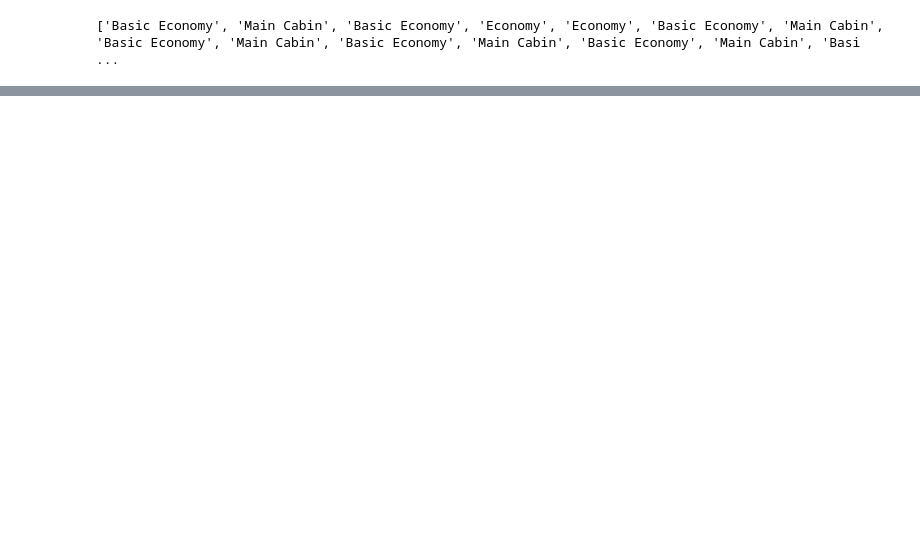
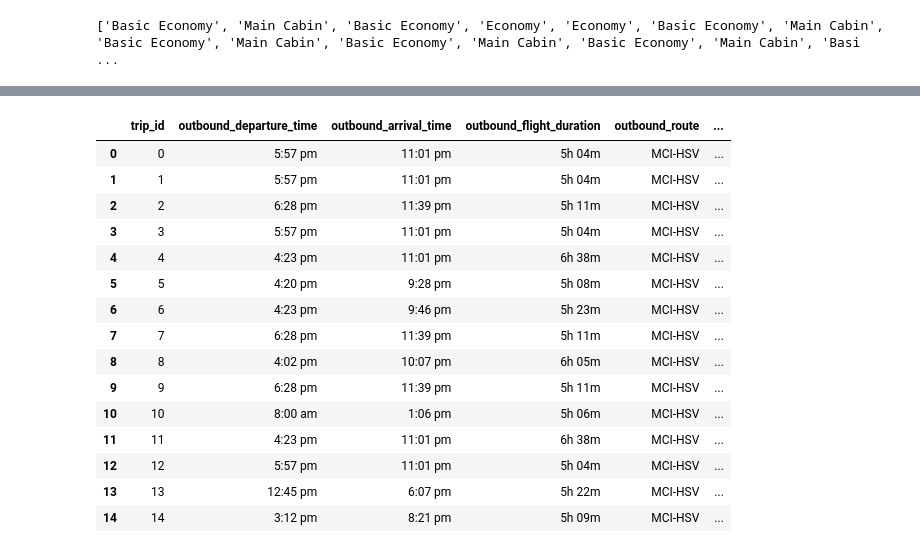
Before and after one commit to gfoley15/kayaking_around_the_web, a Jupyter notebook: Code/01_Extract.ipynb, the cells around one changed output, grey strips where cells are left out. Drawn from its saved outputs; the diff is of its cells as text; code cells hidden in the pictures; blank space fills up the shorter version.

Commit message:
completed web scrape, db insert, transform file

```diff
--- a/Code/01_Extract.ipynb
+++ b/Code/01_Extract.ipynb
@@ -20 +137,8 @@ soup = bs(browser.html,'html.parser')
+# %%
+# single URL test for web scraping elements
+browser = Browser('chrome')
+browser.visit('https://www.kayak.com/flights/MCI-SAN/2024-07-04/2024-07-11')
+time.sleep(5)
+# Create a Beautiful Soup object
+soup = bs(browser.html,'html.parser')
 # %%
@@ -42,17 +165,18 @@ Cheapest7:44 pm – 7:07 am+1Frontier1 stopDEN13h 23mMCI-SAN10:20 pm – 6:12 am
 # %%
-# Extract flight times
+# single URL test
+# Find flight times in HTML
 flight_times_list = []
 
 for flight in soup.find_all('div', class_='VY2U'):
     flight_times = flight.find_all('span')
     departure_time = flight_times[0].text.strip()
     arrival_time = flight_times[2].text.strip()
-    airline_name = flight.find('div', class_='c_cgF c_cgF-mod-variant-default')
-    airline = airline_name.text.strip()
+    airline_name = flight.find('div', class_='c_cgF c_cgF-mod-variant-default').text.strip()
+
     flight_times_list.append({
         "departure_time": departure_time,
         "arrival_time": arrival_time,
-        "airline": airline
+        "airline": airline_name
     })
 
 print(flight_times_list)
@@ -119,20 +247,3 @@ for i in soup.find_all(id="listWrapper")[0].find_all('div', class_="nrc6 nrc6-mo
 print(tier_list)
 # %% [output]
 ['Basic Economy', 'Main Cabin', 'Basic Economy', 'Economy', 'Economy', 'Basic Economy', 'Main Cabin', 'Basic Economy', 'Main Cabin', 'Basic Economy', 'Main Cabin', 'Basic Economy', 'Main Cabin', 'Basi ...
-# %%
-# Extract all flight text elements
-for i in soup.find_all(id="listWrapper")[0].find_all('div', class_="nrc6 nrc6-mod-pres-multi-fare"):
-    flights = i.find_all('div', class_='VY2U')
-    for flight in flights:
-        flight_times = flight.find_all('span')
-        departure_time = flight_times[0].text.strip()
-        arrival_time = flight_times[2].text.strip()
-        print("Departure Time:", departure_time)
-        print("Arrival Time:", arrival_time)
-
-    duration_route = i.find_all('div', class_='xdW8')
-    for dr in duration_route:
-        flight_duration = dr.find('div', class_='vmXl vmXl-mod-variant-default').text.strip()
-        print(flight_duration)
-        flight_route = dr.find('div', class_='EFvI').text.strip()
-        print(flight_route)
@@ -157,7 +249,0 @@ SAN-MCI
-# %%
-# Extract all flight text elements
-for i in soup.find_all(id="listWrapper")[0].find_all('div', class_ = "hJSA"):
-    #print(i.next_element.next_element.next_element.next_element.find('span'))
-    #print(i.find('hJSA-item'))
-    print(i.text)
-    #<div data-resultid=, class="nrc6"
@@ -182 +369,22 @@ for i in soup.find_all(id="listWrapper")[0].find_all('div', class_ = "hJSA"):
+# %%
+# single URL test
+kayak_df = pd.DataFrame(single_url_scrape)
+kayak_df
+# %% [output]
+|  | trip_id | outbound_departure_time | outbound_arrival_time | outbound_flight_duration | outbound_route | ... |
+| 0 | 0 | 5:57 pm | 11:01 pm | 5h 04m | MCI-HSV | ... |
+| 1 | 1 | 5:57 pm | 11:01 pm | 5h 04m | MCI-HSV | ... |
+| 2 | 2 | 6:28 pm | 11:39 pm | 5h 11m | MCI-HSV | ... |
+| 3 | 3 | 5:57 pm | 11:01 pm | 5h 04m | MCI-HSV | ... |
+| 4 | 4 | 4:23 pm | 11:01 pm | 6h 38m | MCI-HSV | ... |
+| 5 | 5 | 4:20 pm | 9:28 pm | 5h 08m | MCI-HSV | ... |
+| 6 | 6 | 4:23 pm | 9:46 pm | 5h 23m | MCI-HSV | ... |
+| 7 | 7 | 6:28 pm | 11:39 pm | 5h 11m | MCI-HSV | ... |
+| 8 | 8 | 4:02 pm | 10:07 pm | 6h 05m | MCI-HSV | ... |
+| 9 | 9 | 6:28 pm | 11:39 pm | 5h 11m | MCI-HSV | ... |
+| 10 | 10 | 8:00 am | 1:06 pm | 5h 06m | MCI-HSV | ... |
+| 11 | 11 | 4:23 pm | 11:01 pm | 6h 38m | MCI-HSV | ... |
+| 12 | 12 | 5:57 pm | 11:01 pm | 5h 04m | MCI-HSV | ... |
+| 13 | 13 | 12:45 pm | 6:07 pm | 5h 22m | MCI-HSV | ... |
+| 14 | 14 | 3:12 pm | 8:21 pm | 5h 09m | MCI-HSV | ... |
 # %%
```
Also changed, not shown: parts of 23 cells of this notebook, 2 other files.
